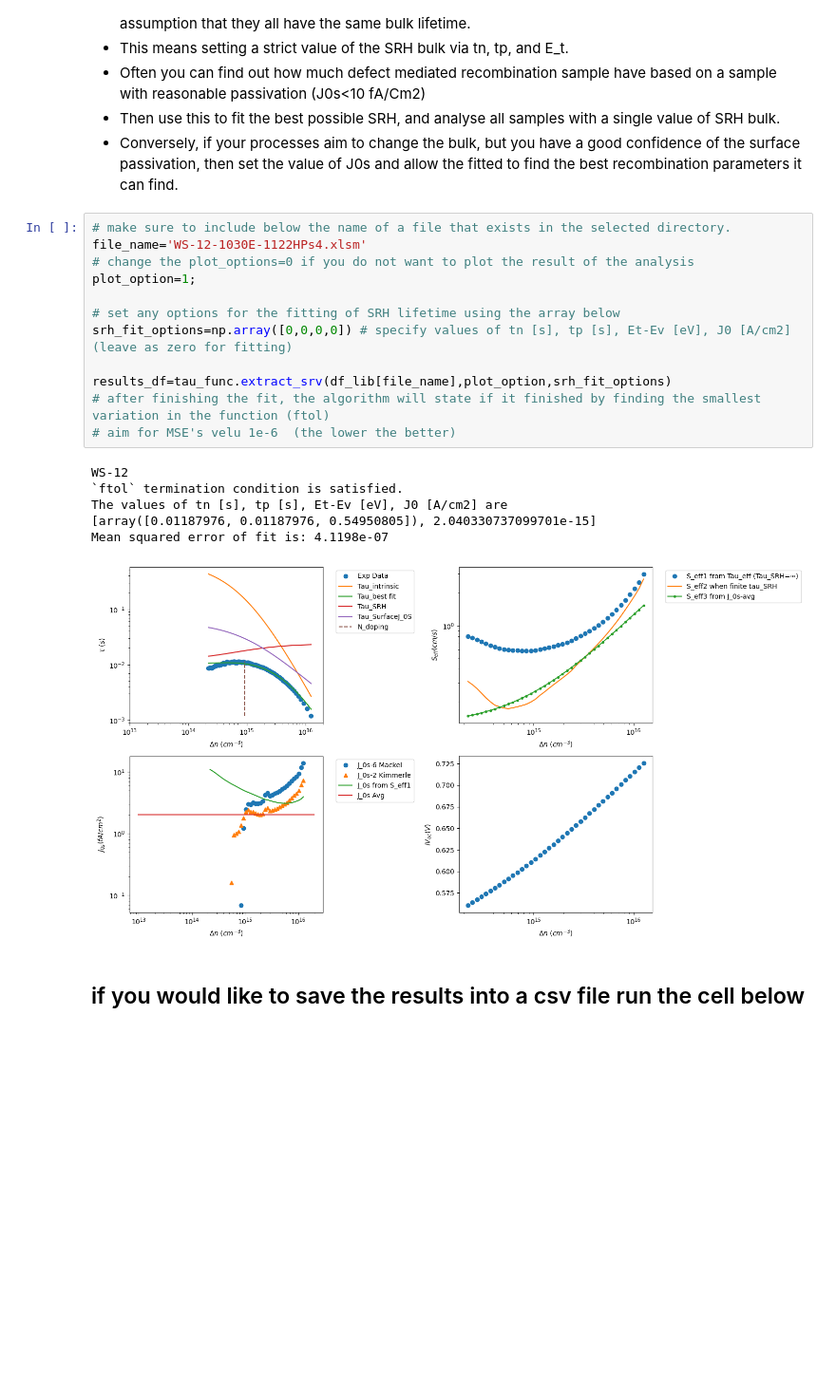
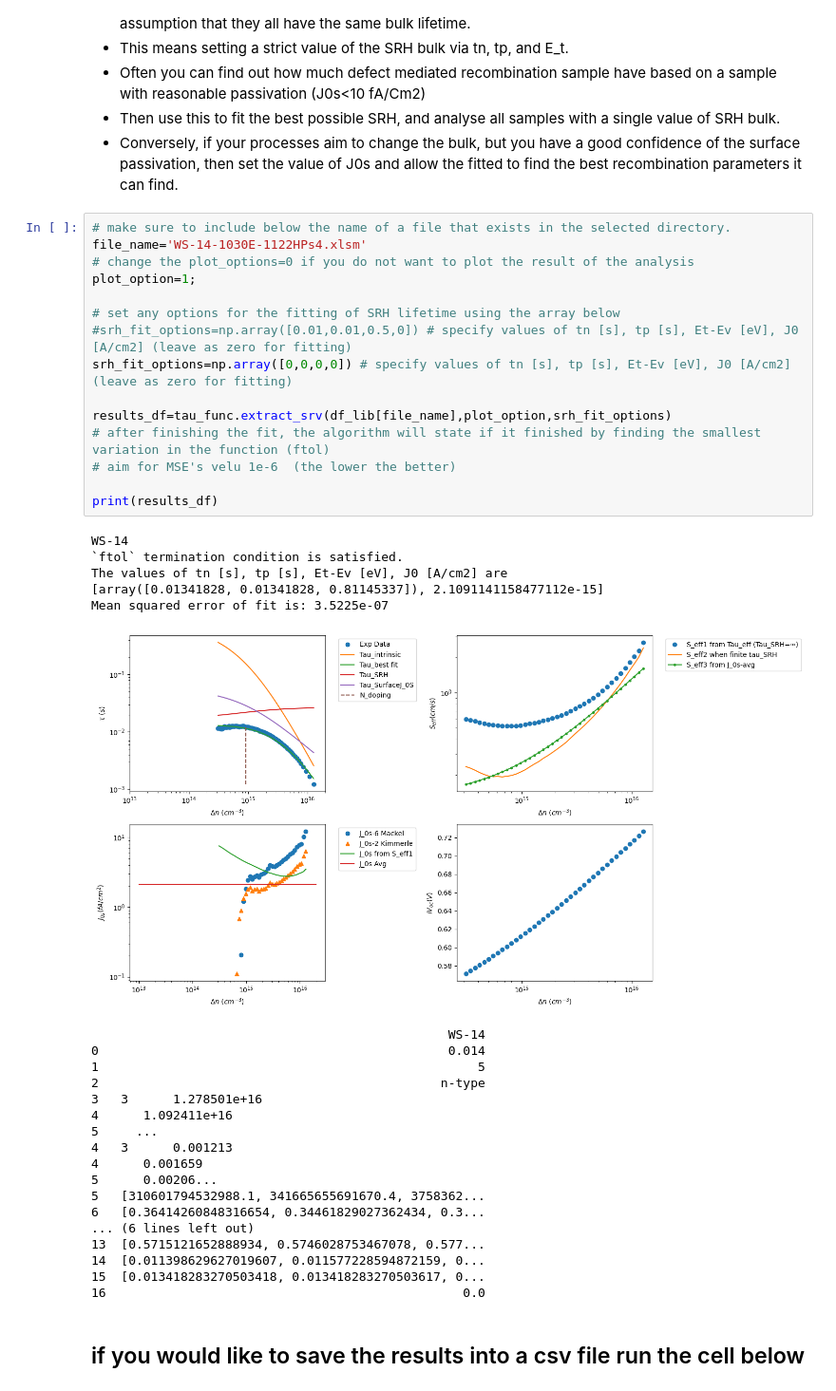
Before and after one commit to OxfordInterfacesLab/PySintonAnalysis, a Jupyter notebook: lifetime_analyser_11.ipynb, the cells around one changed output. Shown at 95% size. Drawn from its saved outputs; the diff is of its cells as text; blank space fills up the shorter version.

```diff
--- a/lifetime_analyser_11.ipynb
+++ b/lifetime_analyser_11.ipynb
@@ -119,23 +119,43 @@ Some useful advice for extracting J0:
 - Conversely, if your processes aim to change the bulk, but you have a good confidence of the surface passivation, then set the value of J0s and allow the fitted to find the best recombination parameters it can find.
 # %%
 # make sure to include below the name of a file that exists in the selected directory.
-file_name='WS-12-1030E-1122HPs4.xlsm'
+file_name='WS-14-1030E-1122HPs4.xlsm'
 # change the plot_options=0 if you do not want to plot the result of the analysis
 plot_option=1;
 
 # set any options for the fitting of SRH lifetime using the array below
+#srh_fit_options=np.array([0.01,0.01,0.5,0]) # specify values of tn [s], tp [s], Et-Ev [eV], J0 [A/cm2] (leave as zero for fitting)
 srh_fit_options=np.array([0,0,0,0]) # specify values of tn [s], tp [s], Et-Ev [eV], J0 [A/cm2] (leave as zero for fitting)
 
 results_df=tau_func.extract_srv(df_lib[file_name],plot_option,srh_fit_options)
 # after finishing the fit, the algorithm will state if it finished by finding the smallest variation in the function (ftol)
 # aim for MSE's velu 1e-6  (the lower the better)
+
+print(results_df)
 # %% [output]
-WS-12
+WS-14
 `ftol` termination condition is satisfied.
 The values of tn [s], tp [s], Et-Ev [eV], J0 [A/cm2] are
-[array([0.01187976, 0.01187976, 0.54950805]), 2.040330737099701e-15]
-Mean squared error of fit is: 4.1198e-07
+[array([0.01341828, 0.01341828, 0.81145337]), 2.1091141158477112e-15]
+Mean squared error of fit is: 3.5225e-07
-[figure, old version]
+[figure, new version]
+                                                WS-14
+0                                               0.014
+1                                                   5
+2                                              n-type
+3   3      1.278501e+16
+4      1.092411e+16
+5     ...
+4   3      0.001213
+4      0.001659
+5      0.00206...
+5   [310601794532988.1, 341665655691670.4, 3758362...
+6   [0.36414260848316654, 0.34461829027362434, 0.3...
+... (6 lines left out)
+13  [0.5715121652888934, 0.5746028753467078, 0.577...
+14  [0.011398629627019607, 0.011577228594872159, 0...
+15  [0.013418283270503418, 0.013418283270503617, 0...
+16                                                0.0
 # %% [markdown]
 ## if you would like to save the results into a csv file run the cell below
 # %%
```
Also changed, not shown: parts of 2 cells of this notebook, 1 other file.
